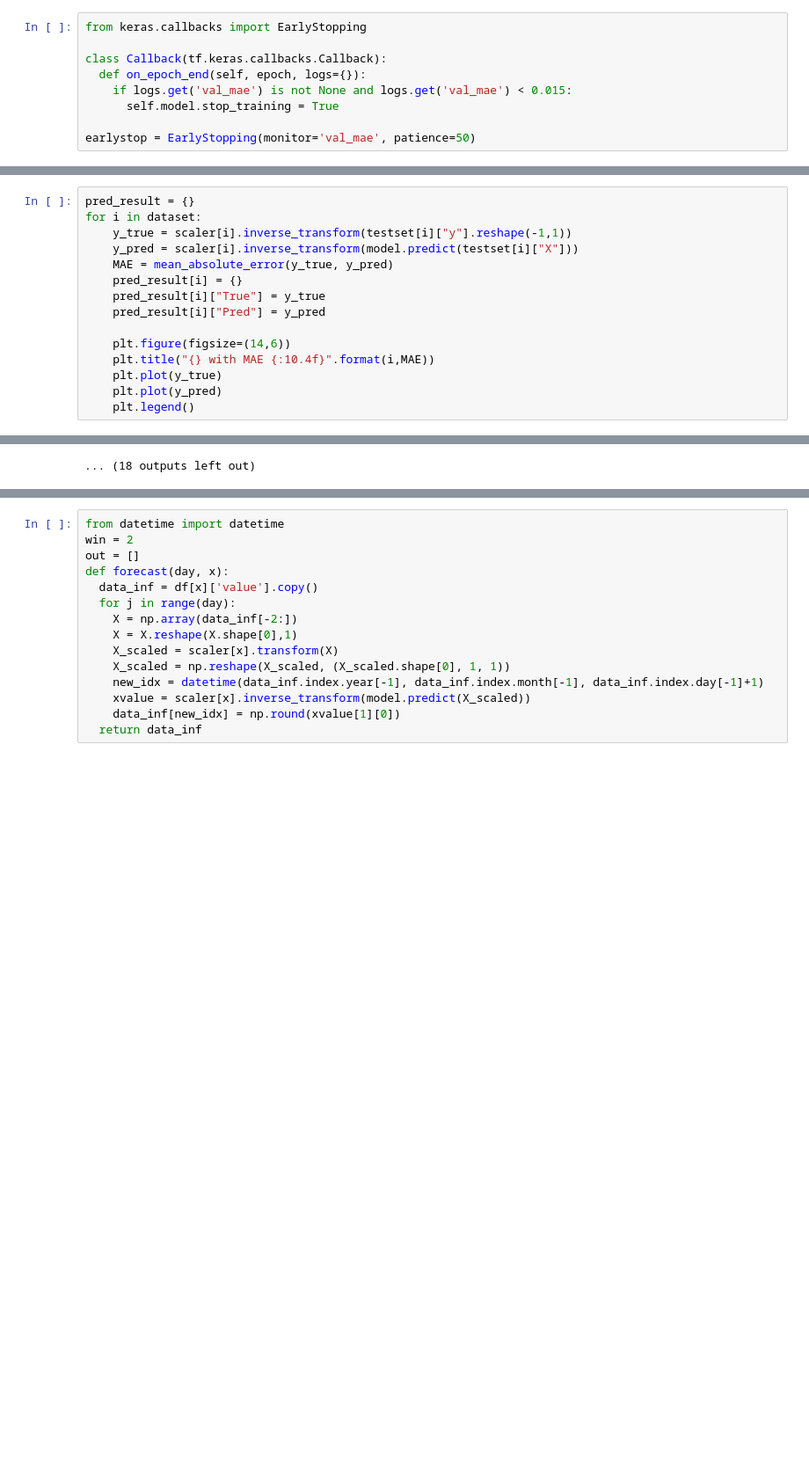
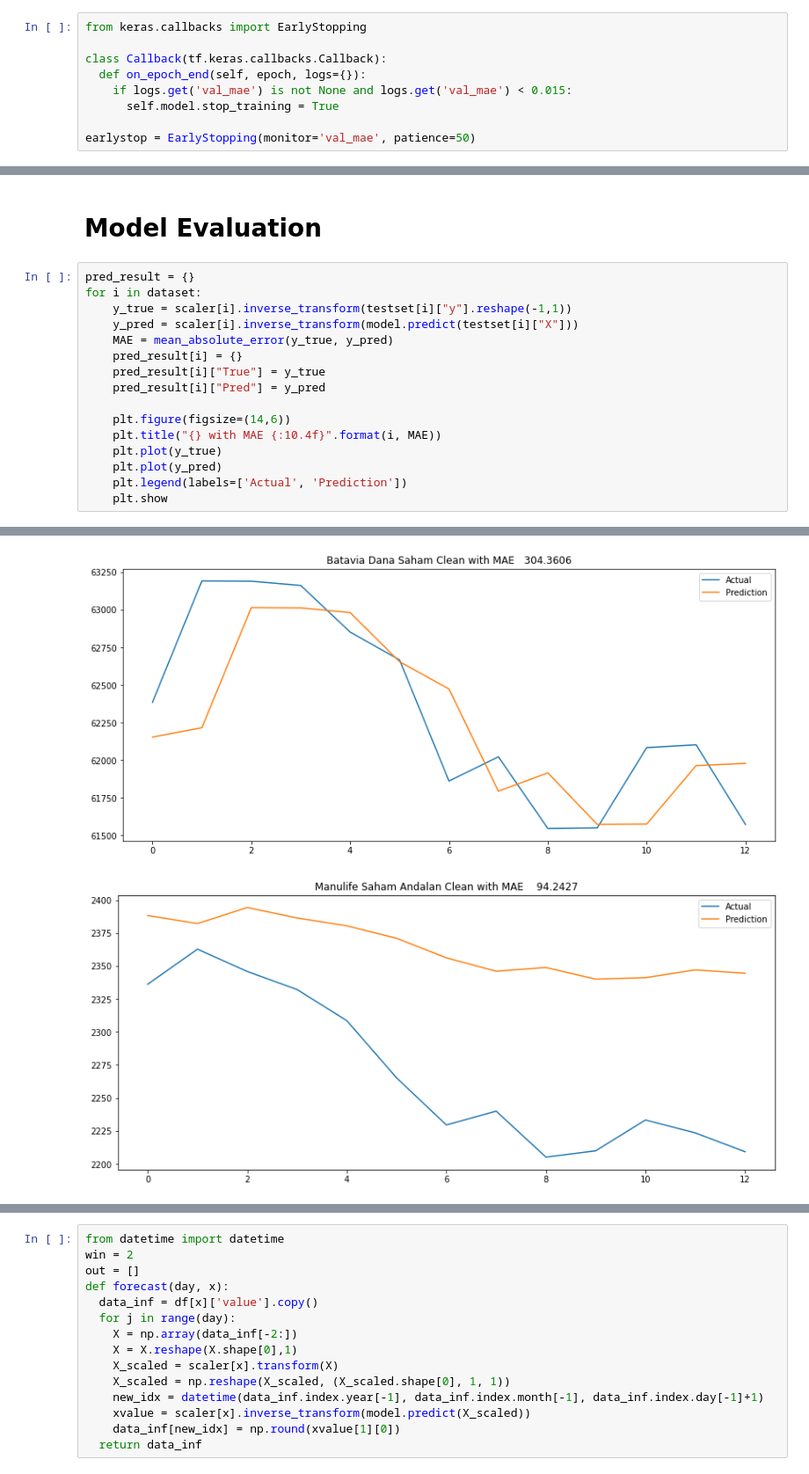
Before and after one commit to H8-Assignments-Bay/p2---final-project-ftds-016-rmt-group-002, a Jupyter notebook: modelling/Modelling_highrisk.ipynb, the cells around one changed output, grey strips where cells are left out. Shown at 88% size. Saved outputs shown, nothing was run; the diff lists cells and outputs as text; blank space fills up the shorter version.

```diff
--- a/modelling/Modelling_highrisk.ipynb
+++ b/modelling/Modelling_highrisk.ipynb
@@ -270,3 +277,5 @@ Wall time: 32min 4s
+# %% [markdown]
+# Model Evaluation
 # %%
 pred_result = {}
 for i in dataset:
@@ -278,8 +287,9 @@ for i in dataset:
     pred_result[i]["Pred"] = y_pred
 
     plt.figure(figsize=(14,6))
-    plt.title("{} with MAE {:10.4f}".format(i,MAE))
+    plt.title("{} with MAE {:10.4f}".format(i, MAE))
     plt.plot(y_true)
     plt.plot(y_pred)
-    plt.legend()
+    plt.legend(labels=['Actual', 'Prediction'])
+    plt.show
 # %% [output]
@@ -298 +306,2 @@ WARNING:matplotlib.legend:No handles with labels found to put in legend.
-... (18 outputs left out)
+[figure, added]
+[figure, added]
```
Also changed, not shown: parts of 21 cells of this notebook.
